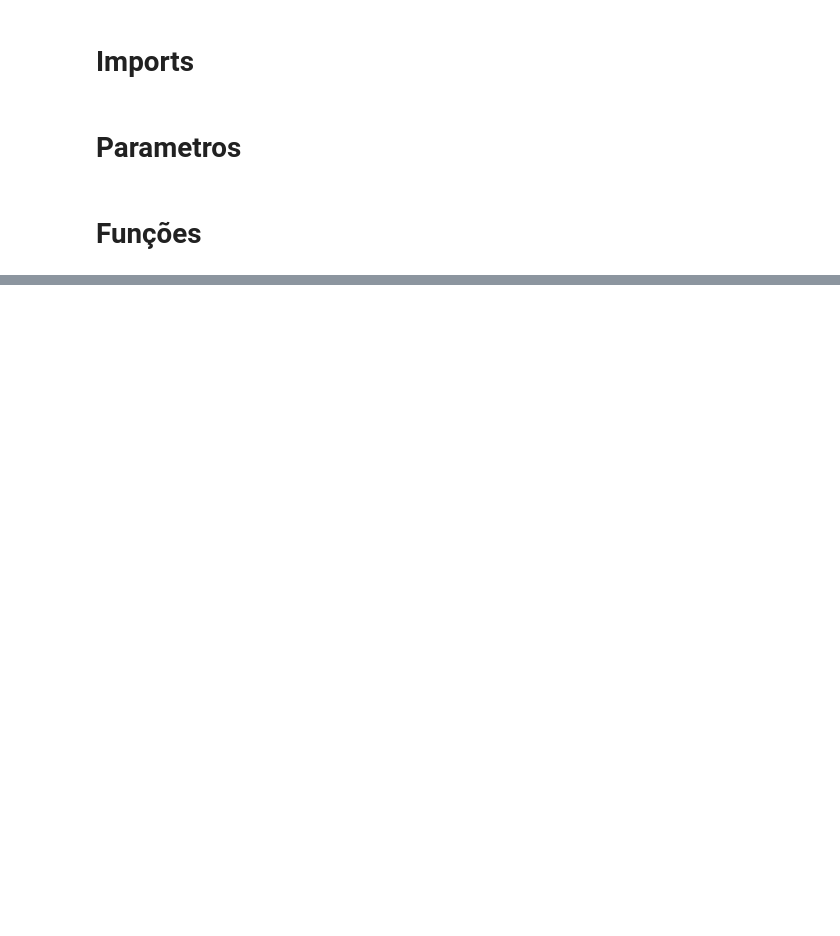
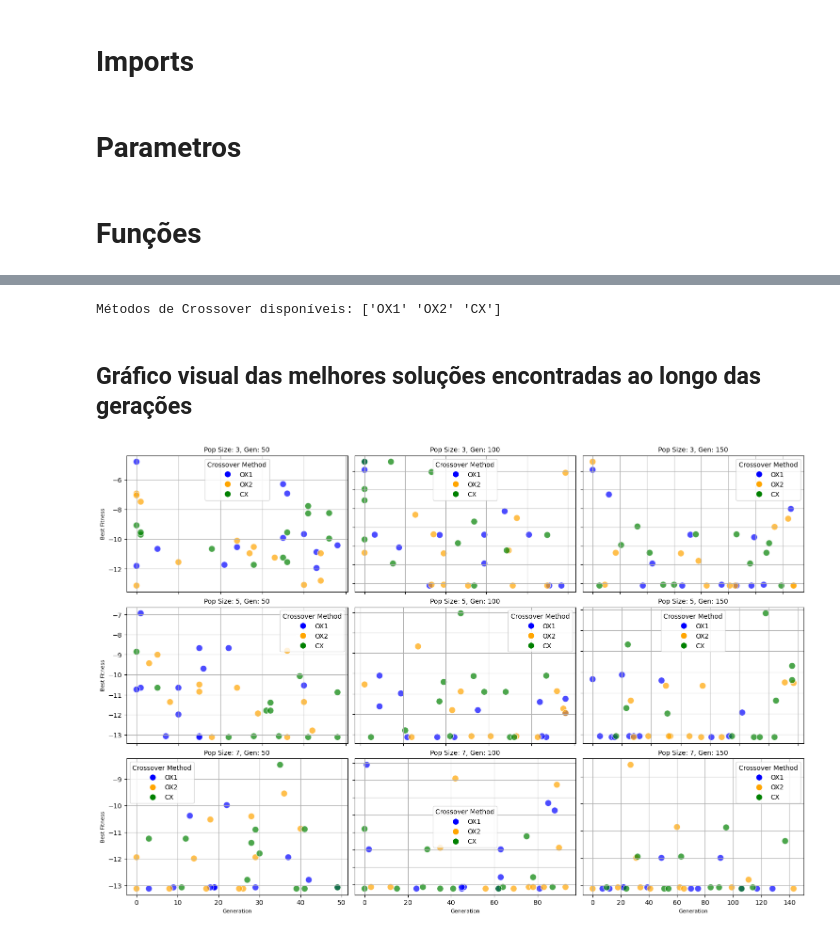
Before and after one commit to DeyvidJLira/fiap-iadev-project-fase2, a Jupyter notebook: compare_result.ipynb, the cells around one changed output, grey strips where cells are left out. Cells and saved outputs as stored; diff of their text form; code cells hidden in the pictures; blank space fills up the shorter version.

```diff
--- a/compare_result.ipynb
+++ b/compare_result.ipynb
@@ -10,14 +10,15 @@ from itertools import product
 # %% [markdown]
 # Parametros
 # %%
-population_sizes = [3, 5, 8]
-n_generations_list = [100, 150, 200]
-crossover_methods = [CrossoverMethod.OX, CrossoverMethod.CX, CrossoverMethod.OX1]
+population_sizes = [3, 5, 7]
+n_generations_list = [50, 100, 150]
+crossover_methods = [CrossoverMethod.OX1, CrossoverMethod.OX2, CrossoverMethod.CX]
 mutation_methods = [MutateMethod.SWAP, MutateMethod.INSERTION, MutateMethod.INVERSION, MutateMethod.SHUFFLE]
 mutation_probabilities = [0.05, 0.1, 0.2]
 # %% [markdown]
 # Funções
 # %%
+# Identifica a melhor solução dados os paramêtros
 def get_winner_genetic_algorithm(
         population_size: int,
         n_generations: int,
@@ -66,6 +67,7 @@ def get_winner_genetic_algorithm(
 
     return winner
 
+# Monta uma tabela com o resultado de vencedores conforme diversas combinações dos hiper parametros
 def grid_search_genetic_algorithm():
     param_grid = list(product(population_sizes, n_generations_list, crossover_methods, mutation_methods, mutation_probabilities))
     results = []
@@ -82,8 +84,8 @@ def grid_search_genetic_algorithm():
         results.append({
             "population_size": population_size,
             "n_generations": n_generations,
-            "crossover_method": crossover_method,
-            "mutation_method": mutation_method,
+            "crossover_method": crossover_method.name,
+            "mutation_method": mutation_method.name,
             "mutation_probability": mutation_probability,
             "generation": result["generation"],
             "best_fitness": result["best_fitness"]
@@ -112,0 +118,53 @@ df
+# %%
+print("Métodos de Crossover disponíveis:", df['crossover_method'].unique())
+# %% [output]
+Métodos de Crossover disponíveis: ['OX1' 'OX2' 'CX']
+# %% [markdown]
+## Gráfico visual das melhores soluções encontradas ao longo das gerações
+# %%
+import matplotlib.pyplot as plt
+
+crossover_colors = {
+    "OX1": "blue",
+    "OX2": "orange",
+    "CX": "green"
+}
+
+df['color'] = df['crossover_method'].map(crossover_colors)
+
+unique_population_sizes = df['population_size'].unique()
+unique_n_generations = df['n_generations'].unique()
+
+num_rows = len(unique_population_sizes)
+num_cols = len(unique_n_generations)
+fig, axs = plt.subplots(num_rows, num_cols, figsize=(15, 10), constrained_layout=True)
+
+
+for i, pop_size in enumerate(unique_population_sizes):
+    for j, n_gen in enumerate(unique_n_generations):
+        subset = df[(df['population_size'] == pop_size) & (df['n_generations'] == n_gen)]
+
+        if not subset.empty:
+            axs[i, j].scatter(
+                subset['generation'],
+                subset['best_fitness'],
+                c=subset['color'],
+                s=100,
+                alpha=0.7,
+                edgecolors='w'
+            )
+            legend_labels = list(crossover_colors.keys())
+            handles = [plt.Line2D([0], [0], marker='o', color='w', label=label,
+                                markerfacecolor=crossover_colors[label], markersize=10) for label in legend_labels]
+            axs[i, j].legend(handles=handles, title='Crossover Method')
+            axs[i, j].set_title(f'Pop Size: {pop_size}, Gen: {n_gen}', fontsize=10)
+            axs[i, j].set_xlabel('Generation', fontsize=8)
+            axs[i, j].set_ylabel('Best Fitness', fontsize=8)
+            axs[i, j].grid()
+
+for ax in axs.flat:
+    ax.label_outer()
+
+plt.show()
+# %% [output]
+[figure, added]
```
Also changed, not shown: parts of 7 cells of this notebook, 12 other files.
